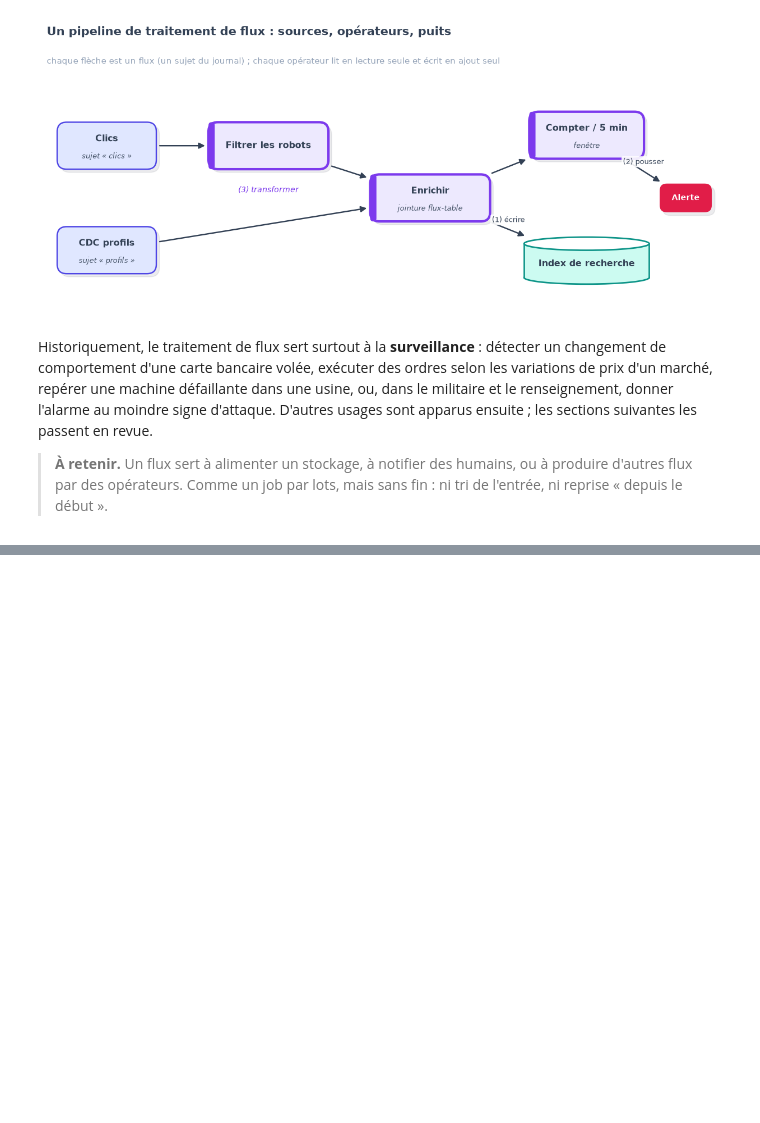
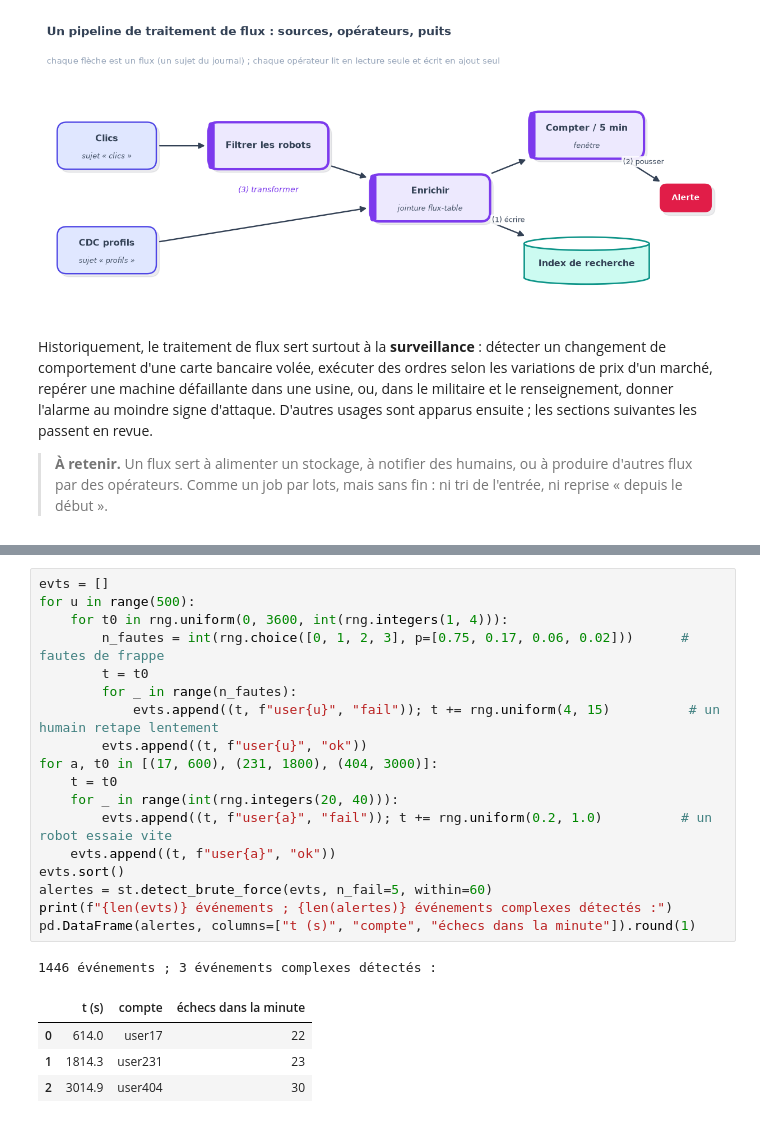
Before and after one commit to gwils28/Designing_Data_Intensive_Applications__ByTheBook, a Jupyter notebook: notebooks/ch11_traitement_de_flux/ch11_cours_5_usages_du_traitement_de_flux.ipynb, the cells around one changed output, grey strips where cells are left out. Saved outputs shown, nothing was run; the diff lists cells and outputs as text; blank space fills up the shorter version.

```diff
--- a/notebooks/ch11_traitement_de_flux/ch11_cours_5_usages_du_traitement_de_flux.ipynb
+++ b/notebooks/ch11_traitement_de_flux/ch11_cours_5_usages_du_traitement_de_flux.ipynb
@@ -84,0 +101,24 @@ usages sont apparus ensuite ; les sections suivantes les passent en revue.
+# %%
+evts = []
+for u in range(500):
+    for t0 in rng.uniform(0, 3600, int(rng.integers(1, 4))):
+        n_fautes = int(rng.choice([0, 1, 2, 3], p=[0.75, 0.17, 0.06, 0.02]))      # fautes de frappe
+        t = t0
+        for _ in range(n_fautes):
+            evts.append((t, f"user{u}", "fail")); t += rng.uniform(4, 15)          # un humain retape lentement
+        evts.append((t, f"user{u}", "ok"))
+for a, t0 in [(17, 600), (231, 1800), (404, 3000)]:
+    t = t0
+    for _ in range(int(rng.integers(20, 40))):
+        evts.append((t, f"user{a}", "fail")); t += rng.uniform(0.2, 1.0)          # un robot essaie vite
+    evts.append((t, f"user{a}", "ok"))
+evts.sort()
+alertes = st.detect_brute_force(evts, n_fail=5, within=60)
+print(f"{len(evts)} événements ; {len(alertes)} événements complexes détectés :")
+pd.DataFrame(alertes, columns=["t (s)", "compte", "échecs dans la minute"]).round(1)
+# %% [output]
+1446 événements ; 3 événements complexes détectés :
+|  | t (s) | compte | échecs dans la minute |
+| 0 | 614.0 | user17 | 22 |
+| 1 | 1814.3 | user231 | 23 |
+| 2 | 3014.9 | user404 | 30 |
```
Also changed, not shown: parts of 3 cells of this notebook.
